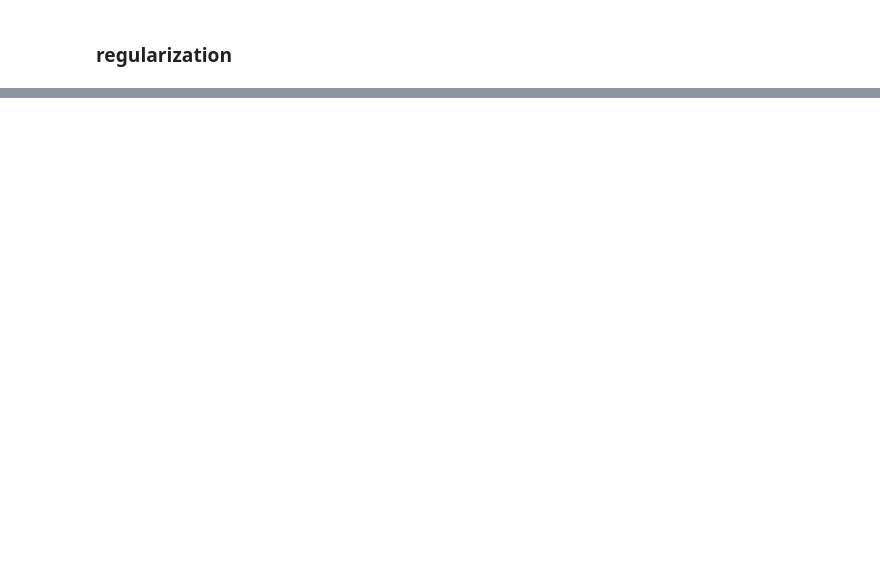
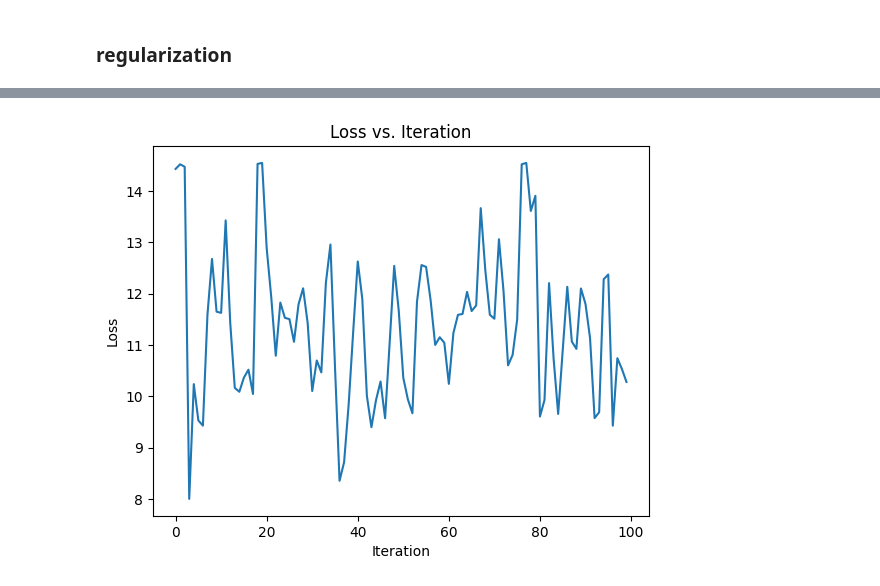
Before and after one commit to YangDongJae/ML, a Jupyter notebook: KOREATECH/assign04/assign04.ipynb, the cells around one changed output, grey strips where cells are left out. Drawn from its saved outputs; the diff is of its cells as text; code cells hidden in the pictures; blank space fills up the shorter version.

```diff
--- a/KOREATECH/assign04/assign04.ipynb
+++ b/KOREATECH/assign04/assign04.ipynb
@@ -191,0 +247,32 @@ def train(config) :
+# %%
+class MLP_Classifier :
+    def __init__(self) :
+        self.delta = 1e-7
+        # softmax
+        self.softmax_x = None
+        self.softmax_out = None
+        # crossEntropy
+        self.pred = None
+        self.target = None
+        self.alpha = 0.001
+
+    def softmax_forward(self, x) :
+        self.softmax_x = x
+        # subtracting the maximum value for numerical stability
+        exp_x = np.exp(x - np.max(x, axis=-1, keepdims=True))
+        self.softmax_out = exp_x / np.sum(exp_x, axis=-1, keepdims=True)
+        return self.softmax_out
+
+    def crossEntropy_forward(self, pred, target) :
+        self.pred = pred
+        self.target = target
+        # avoid log(0) by adding delta
+        reg_term = 0.5 * self.alpha * np.sum(pred**2)
+        loss = -np.sum(target * np.log(pred + self.delta)) / len(pred) + reg_term
+        return loss
+
+
+    def backward(self):
+        batch_size = self.pred.shape[0]
+        dx = (self.pred - self.target) / batch_size
+        return dx
@@ -195,4 +333,4 @@ config = { 'model' : MLP_Classifier(),
             'num_epoch' : 100
           }
 
-model = train(config)
+model, loss_lst, iter_lst,weight_list = train_MLP(config)
@@ -202,0 +355,8 @@ print()
+# %%
+plt.plot(iter_lst, loss_lst)
+plt.title("Loss vs. Iteration")
+plt.xlabel("Iteration")
+plt.ylabel("Loss")
+plt.show()
+# %% [output]
+[figure, added]
```
Also changed, not shown: parts of 15 cells of this notebook, 2 other files.
